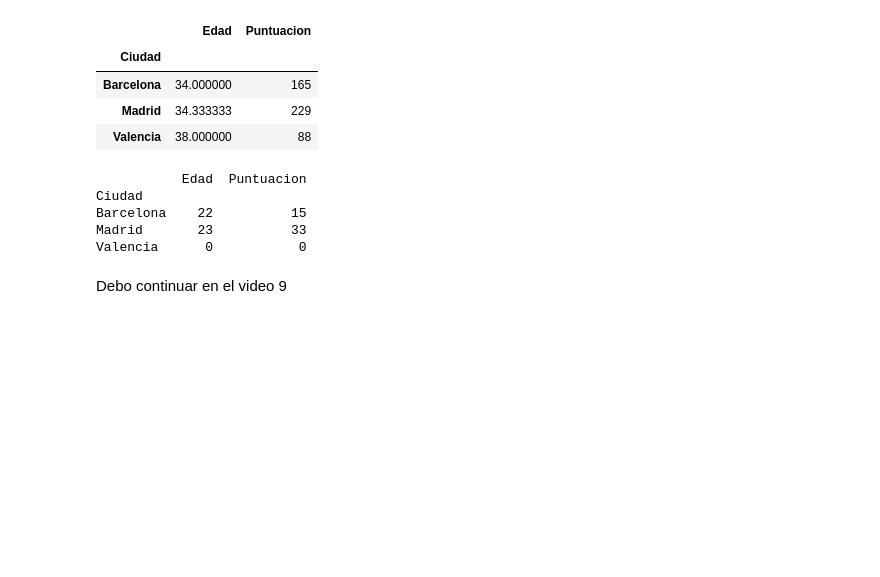
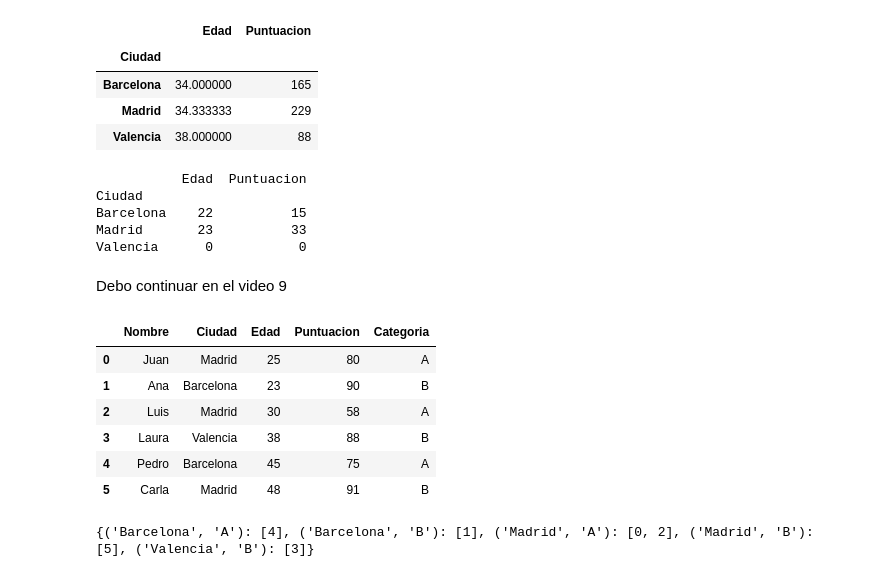
Before and after one commit to JorgeVeraz23/PythonForDataAnalistFundaments, a Jupyter notebook: PythonParaAnalisisDeDatos/ANALISISDEDATOSCODES/Clase1.ipynb, the cells around one changed output. Drawn from its saved outputs; the diff is of its cells as text; code cells hidden in the pictures; blank space fills up the shorter version.

Commit message:
combinar dataframes

```diff
--- a/PythonParaAnalisisDeDatos/ANALISISDEDATOSCODES/Clase1.ipynb
+++ b/PythonParaAnalisisDeDatos/ANALISISDEDATOSCODES/Clase1.ipynb
@@ -319,3 +313,21 @@ Madrid       23          33
 Valencia      0           0
 # %% [markdown]
 Debo continuar en el video 9
+# %%
+data["Categoria"] = ["A", "B", "A", "B", "A", "B"]
+df = pd.DataFrame(data)
+df
+# %% [output]
+|  | Nombre | Ciudad | Edad | Puntuacion | Categoria |
+| 0 | Juan | Madrid | 25 | 80 | A |
+| 1 | Ana | Barcelona | 23 | 90 | B |
+| 2 | Luis | Madrid | 30 | 58 | A |
+| 3 | Laura | Valencia | 38 | 88 | B |
+| 4 | Pedro | Barcelona | 45 | 75 | A |
+| 5 | Carla | Madrid | 48 | 91 | B |
+# %%
+#Agrupar datos por ciudad y categoria
+grouped_multi = df.groupby(["Ciudad", "Categoria"])
+grouped_multi.groups
+# %% [output]
+{('Barcelona', 'A'): [4], ('Barcelona', 'B'): [1], ('Madrid', 'A'): [0, 2], ('Madrid', 'B'): [5], ('Valencia', 'B'): [3]}
```
Also changed, not shown: parts of 2 cells of this notebook, 1 other file.
